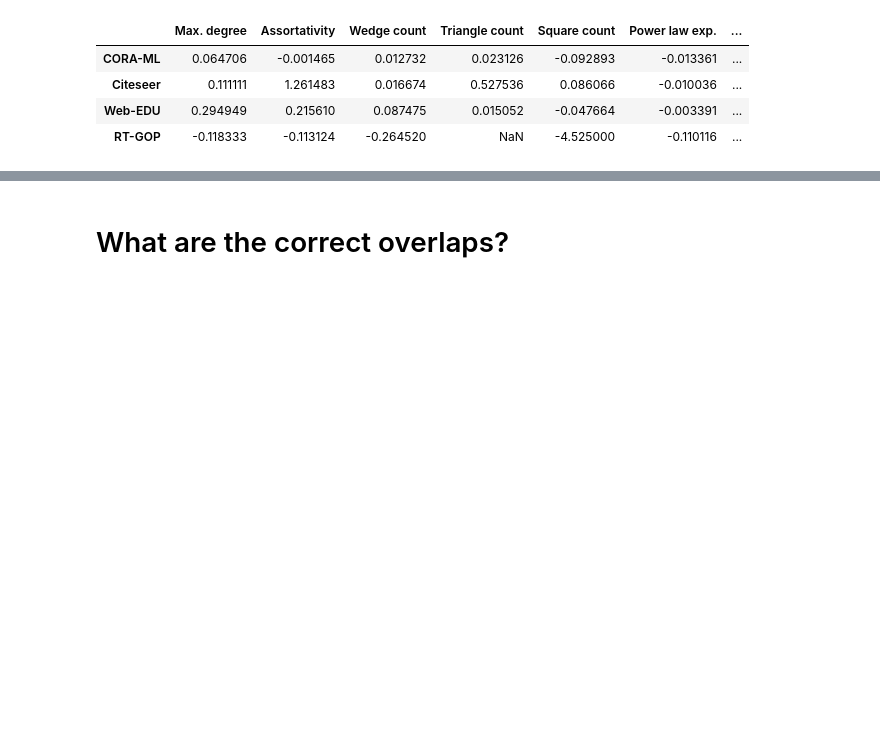
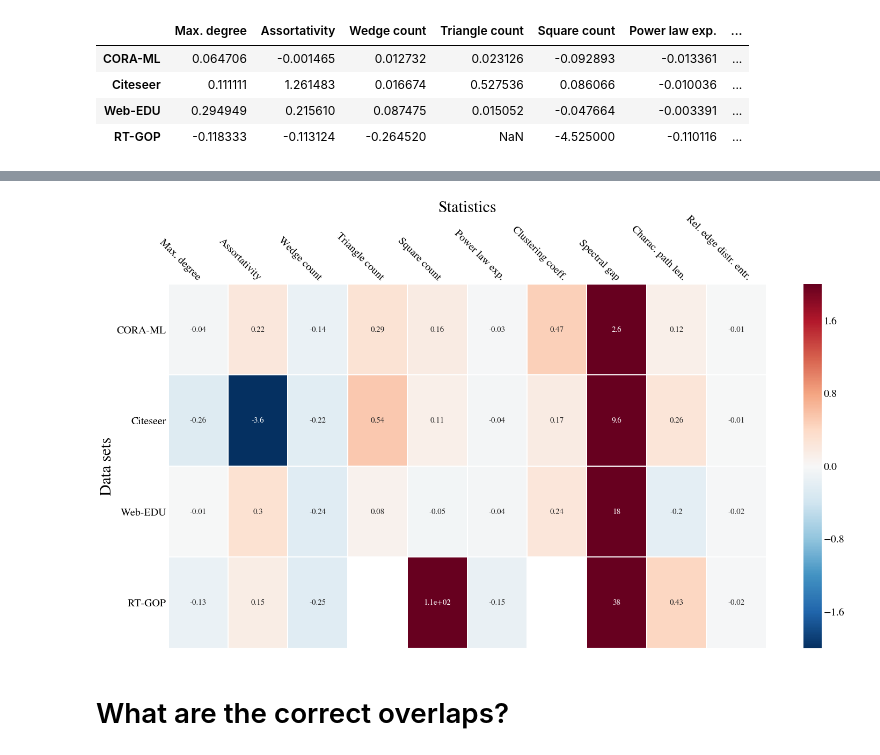
Before and after one commit to hheidrich/Net, a Jupyter notebook: exp/DirectComparisonTable.ipynb, the cells around one changed output, grey strips where cells are left out. Cells and saved outputs as stored; diff of their text form; code cells hidden in the pictures; blank space fills up the shorter version.

```diff
--- a/exp/DirectComparisonTable.ipynb
+++ b/exp/DirectComparisonTable.ipynb
@@ -105,0 +114,18 @@ heat_map_from_df(df, figsize=(20, 10), color_limits=(-.5, .5), annot_size=15,
+# %%
+# utils.save_dict(df, 'df_conf.p')
+df = utils.load_dict('df_conf.p')
+# %%
+df = df.rename(index={'CORA-ML':'CORA-ML', 'citeseer':'Citeseer', 'web_edu':'Web-EDU', 'rt_gop':'RT-GOP'},
+               columns={'Clustering Coefficient':'Clustering coeff.',
+                        'Characteristic Path Length':'Charac. path len.',
+                        'Edge Distribution Entropy':'Rel. edge distr. entr.',
+                        'Gini':'Gini coeff.',
+                        'Max Degree':'Max. degree',
+                        'Power Law α':'Power law exp.',
+                        'Spectral Gap':'Spectral gap',
+                        'Square Count':'Square count',
+                        'Triangle Count':'Triangle count',
+                        'Wedge Count':'Wedge count'})
+df = df[['Max. degree', 'Assortativity', 'Wedge count', 'Triangle count', 'Square count',
+         'Power law exp.', 'Clustering coeff.', 'Spectral gap', 'Charac. path len.', 'Rel. edge distr. entr.']]
+df
@@ -106,3 +138,14 @@ heat_map_from_df(df, figsize=(20, 10), color_limits=(-.5, .5), annot_size=15,
+# %%
+heat_map_from_df(df, figsize=(20, 10), color_limits=(-2, 2), annot_size=15,
+                 xlabel_size=30,
+                 ylabel_size=30,
+                 xtick_size=20,
+                 ytick_size=20,
+                 xtick_shift=0.3,
+                 colorlabel_size=20,
+                 save_path='../fig/rel_error_table_conf.pdf')
+# %% [output]
+[figure, added]
 # %% [markdown]
 # What are the correct overlaps?
 # %%
```
Also changed, not shown: parts of 6 cells of this notebook, 2 other files.
